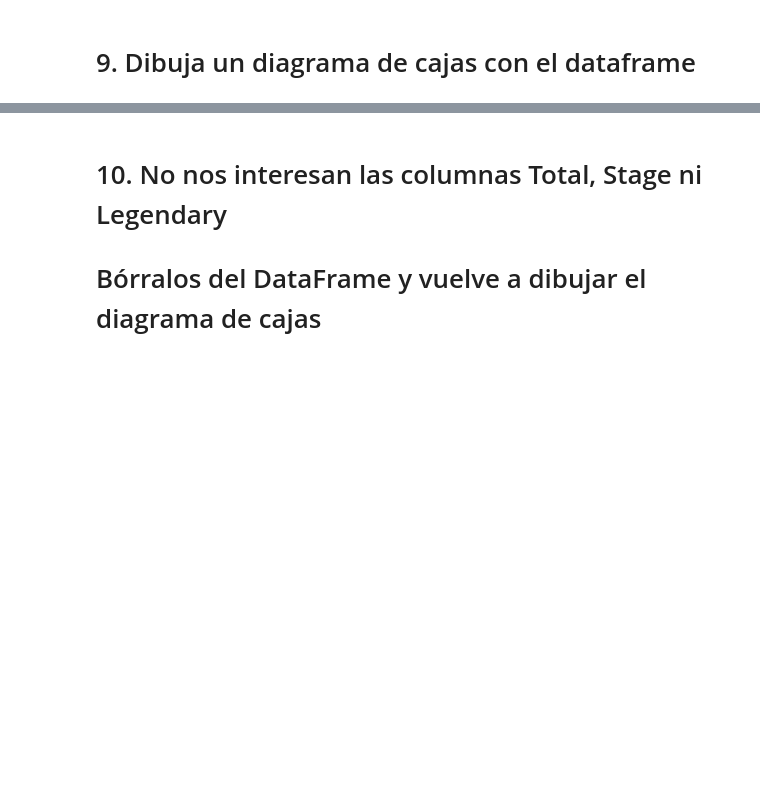
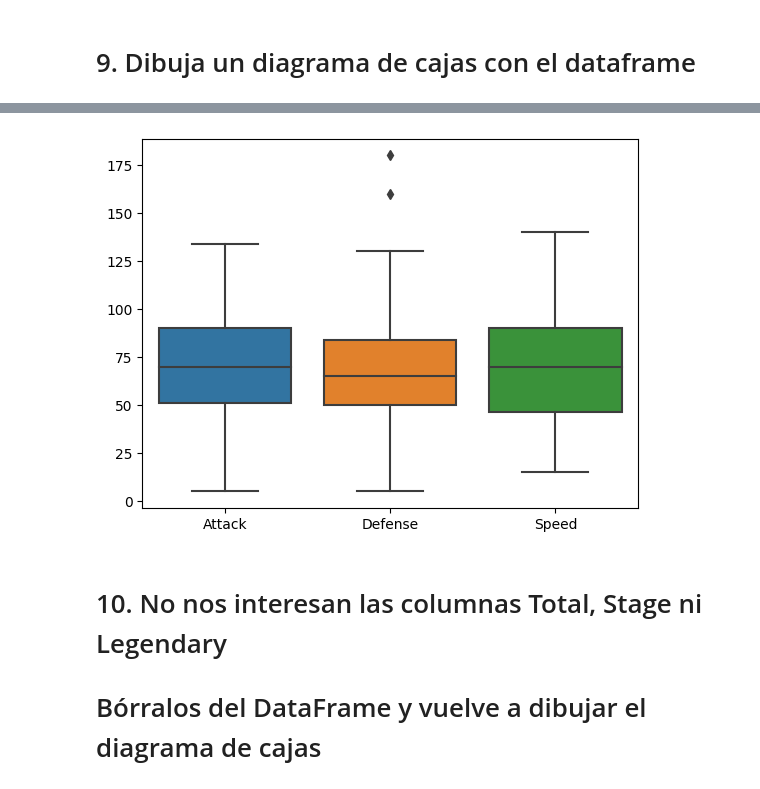
Before and after one commit to josemanuelgonzalezfornell/Data_Analyst, a Jupyter notebook: 4-Visualización/2-Seaborn/Practica/ejercicios_Seaborn.ipynb, the cells around one changed output, grey strips where cells are left out. Cells and saved outputs as stored; diff of their text form; code cells hidden in the pictures; blank space fills up the shorter version.

```diff
--- a/4-Visualización/2-Seaborn/Practica/ejercicios_Seaborn.ipynb
+++ b/4-Visualización/2-Seaborn/Practica/ejercicios_Seaborn.ipynb
@@ -144,3 +126,7 @@ plt.xlim(20,100)
+# %%
+sns.boxplot(data=df[["Attack", "Defense", "Speed"]]);
+# %% [output]
+[figure, added]
 # %% [markdown]
 # 10. No nos interesan las columnas Total, Stage ni Legendary
 # Bórralos del DataFrame y vuelve a dibujar el diagrama de cajas
```
Also changed, not shown: parts of 42 cells of this notebook.
